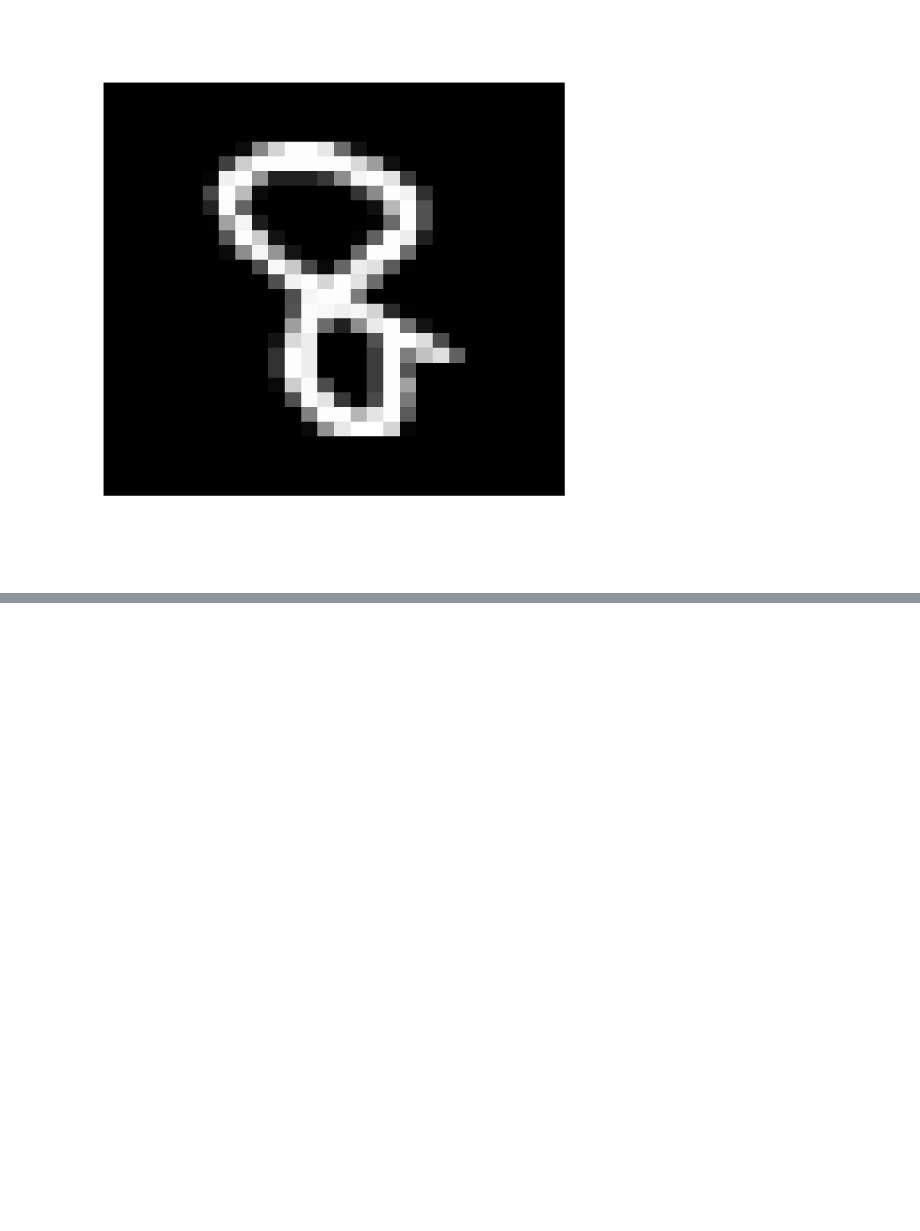
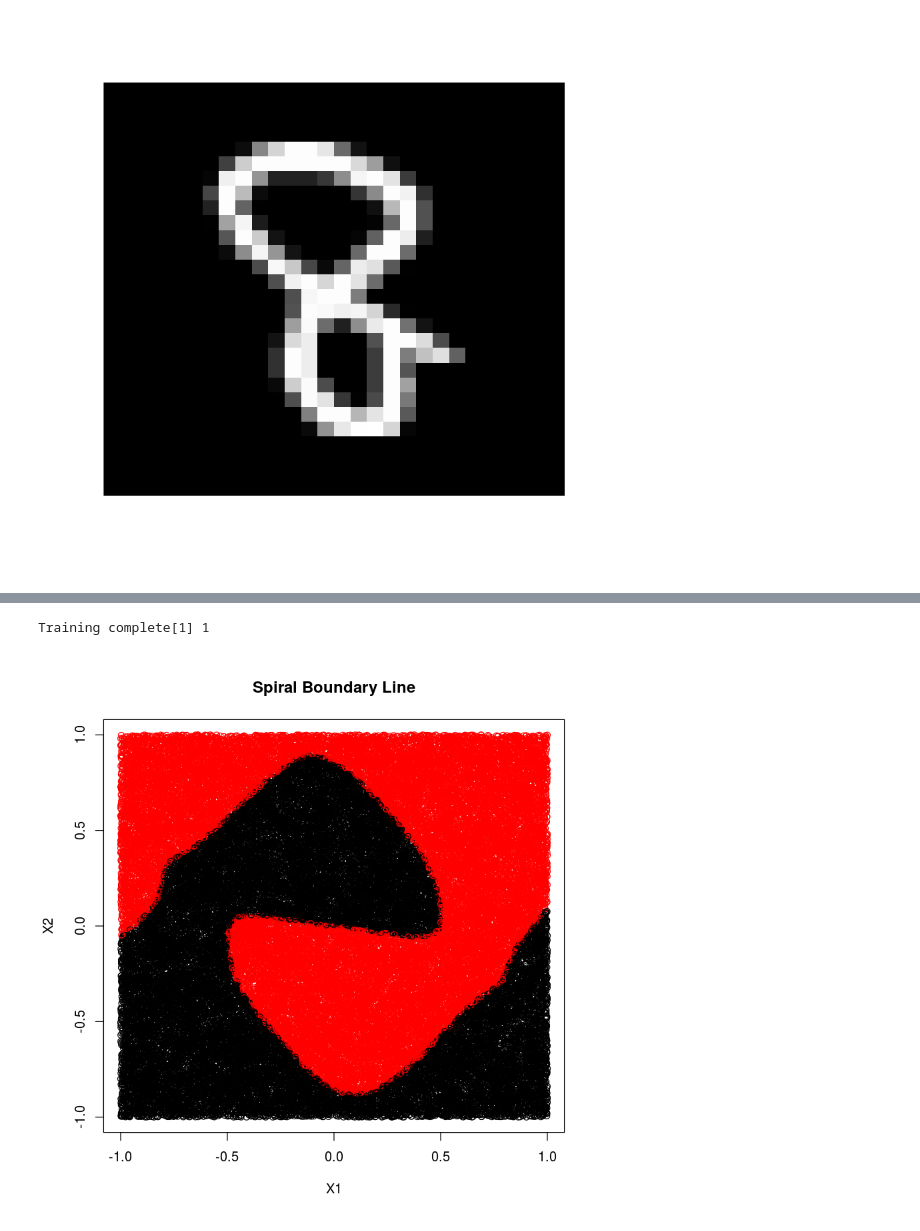
Before and after one commit to ilkarman/DemoNeuralNet, a Jupyter notebook: 03_NeuralNet.ipynb, the cells around one changed output, grey strips where cells are left out. Drawn from its saved outputs; the diff is of its cells as text; code cells hidden in the pictures; blank space fills up the shorter version.

```diff
--- a/03_NeuralNet.ipynb
+++ b/03_NeuralNet.ipynb
@@ -490,0 +489,41 @@ which.max(feedforward(test_x, biases, weights))-1
+# %%
+# Wrap a function that trains a network and plots the classification
+plotBoundaryLinePerNeuron <- function(neurons, epochs)
+{
+  if (neurons>0){
+      create_neural_net <- neuralnetwork(c(input_neurons, neurons, output_neurons))
+  } else {
+      create_neural_net <- neuralnetwork(c(input_neurons, output_neurons))
+  }
+
+  trained_net <- SGD(training_data=training_data,
+                     testing_data=training_data,
+                     epochs=epochs,
+                     mini_batch_size=500,
+                     lr=3,
+                     C='ce',
+                     sizes=create_neural_net[[1]],
+                     num_layers=create_neural_net[[2]],
+                     biases=create_neural_net[[3]],
+                     weights=create_neural_net[[4]],
+                     verbose=FALSE)
+
+  # Generate random data
+  nd <- as.data.frame(matrix(runif(100000, min=-1, max=1), ncol=2))
+  # Get predictions
+  nd$res <- as.factor(unlist(getPredictions(as.list(as.data.frame(t(nd))),
+                                            trained_net[[1]],
+                                            trained_net[[-1]])))
+  # Print accuracy on training
+  confusionm <- evaluate(training_data, trained_net[[1]], trained_net[[-1]])
+  # Plot predictions
+  plot(x=nd[,1], y=nd[,2], col=nd[,3],
+       main = "Spiral Boundary Line",
+       xlab = "X1", ylab = "X2")
+}
+# %%
+# 50 Neurons (100%)
+plotBoundaryLinePerNeuron(50, 80)
+# %% [output]
+Training complete[1] 1
+[figure, added]
```
Also changed, not shown: parts of 18 cells of this notebook, 1 other file.
